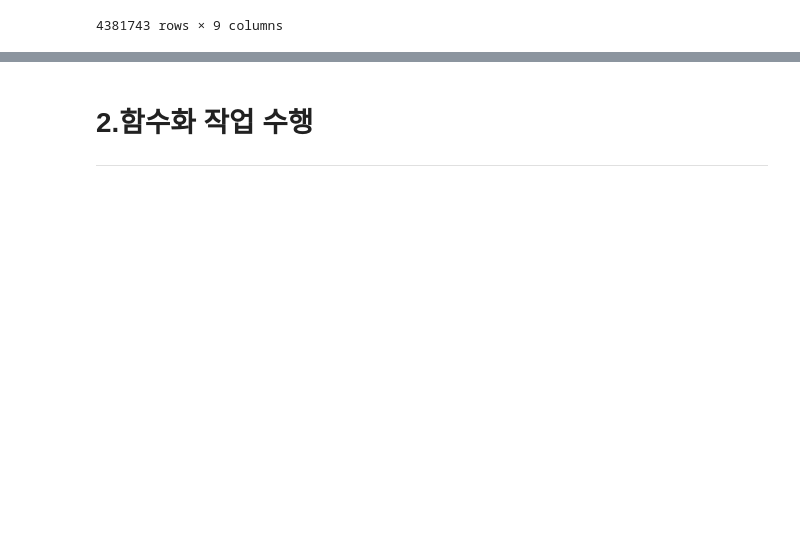
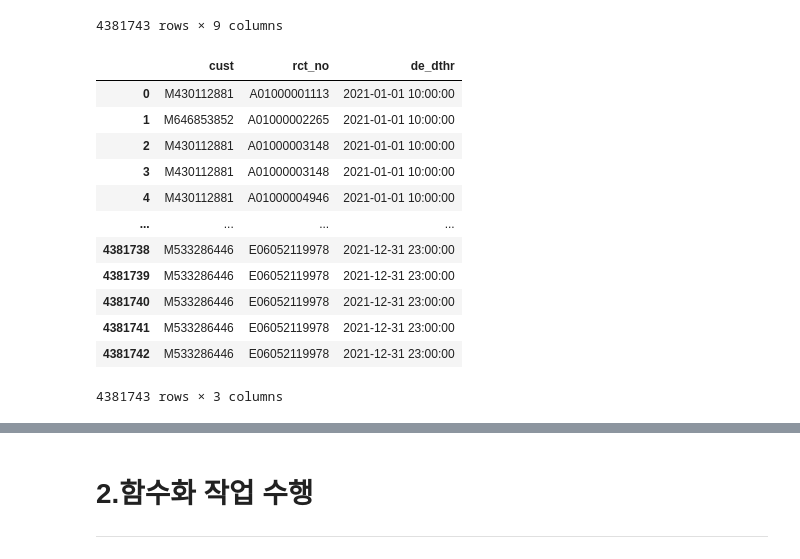
Before and after one commit to osy5882/Lpoint_competition, a Jupyter notebook: assocation_rules/make_rules.ipynb, the cells around one changed output, grey strips where cells are left out. Drawn from its saved outputs; the diff is of its cells as text; code cells hidden in the pictures; blank space fills up the shorter version.

```diff
--- a/assocation_rules/make_rules.ipynb
+++ b/assocation_rules/make_rules.ipynb
@@ -342,3 +349,20 @@ make_ts_column(df_prch)
 | 4381741 | M533286446 | E06052119978 | 2 | A06 | NaN | PD0507 | 50000.0 | 1 | 2021-12-31 23:00:00 |
 | 4381742 | M533286446 | E06052119978 | 2 | A06 | NaN | PD0507 | 50000.0 | 1 | 2021-12-31 23:00:00 |
 4381743 rows × 9 columns
+# %%
+df_ts = make_ts_column(df_prch)[["cust","rct_no","de_dthr"]]
+df_ts
+# %% [output]
+|  | cust | rct_no | de_dthr |
+| 0 | M430112881 | A01000001113 | 2021-01-01 10:00:00 |
+| 1 | M646853852 | A01000002265 | 2021-01-01 10:00:00 |
+| 2 | M430112881 | A01000003148 | 2021-01-01 10:00:00 |
+| 3 | M430112881 | A01000003148 | 2021-01-01 10:00:00 |
+| 4 | M430112881 | A01000004946 | 2021-01-01 10:00:00 |
+| ... | ... | ... | ... |
+| 4381738 | M533286446 | E06052119978 | 2021-12-31 23:00:00 |
+| 4381739 | M533286446 | E06052119978 | 2021-12-31 23:00:00 |
+| 4381740 | M533286446 | E06052119978 | 2021-12-31 23:00:00 |
+| 4381741 | M533286446 | E06052119978 | 2021-12-31 23:00:00 |
+| 4381742 | M533286446 | E06052119978 | 2021-12-31 23:00:00 |
+4381743 rows × 3 columns
```
Also changed, not shown: parts of 9 cells of this notebook.
